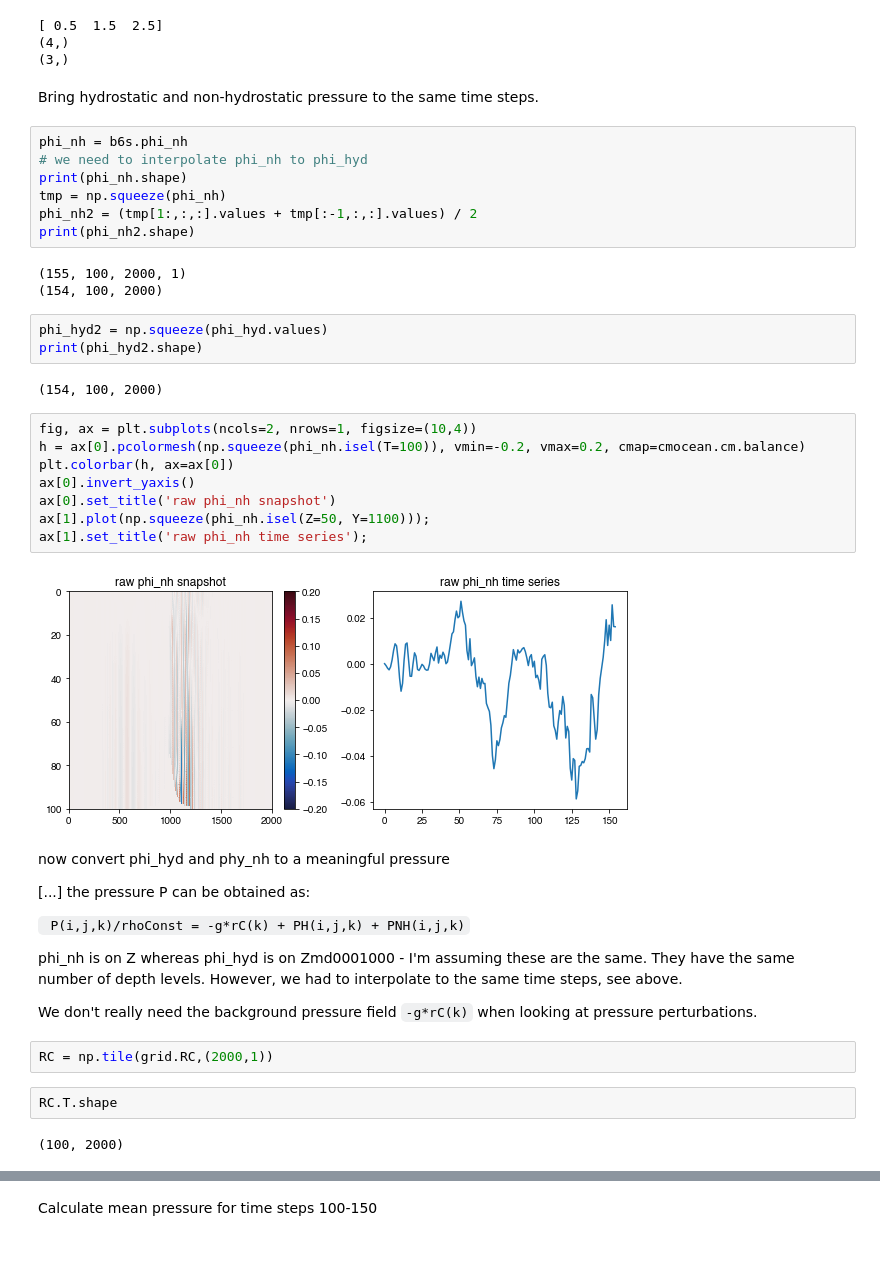
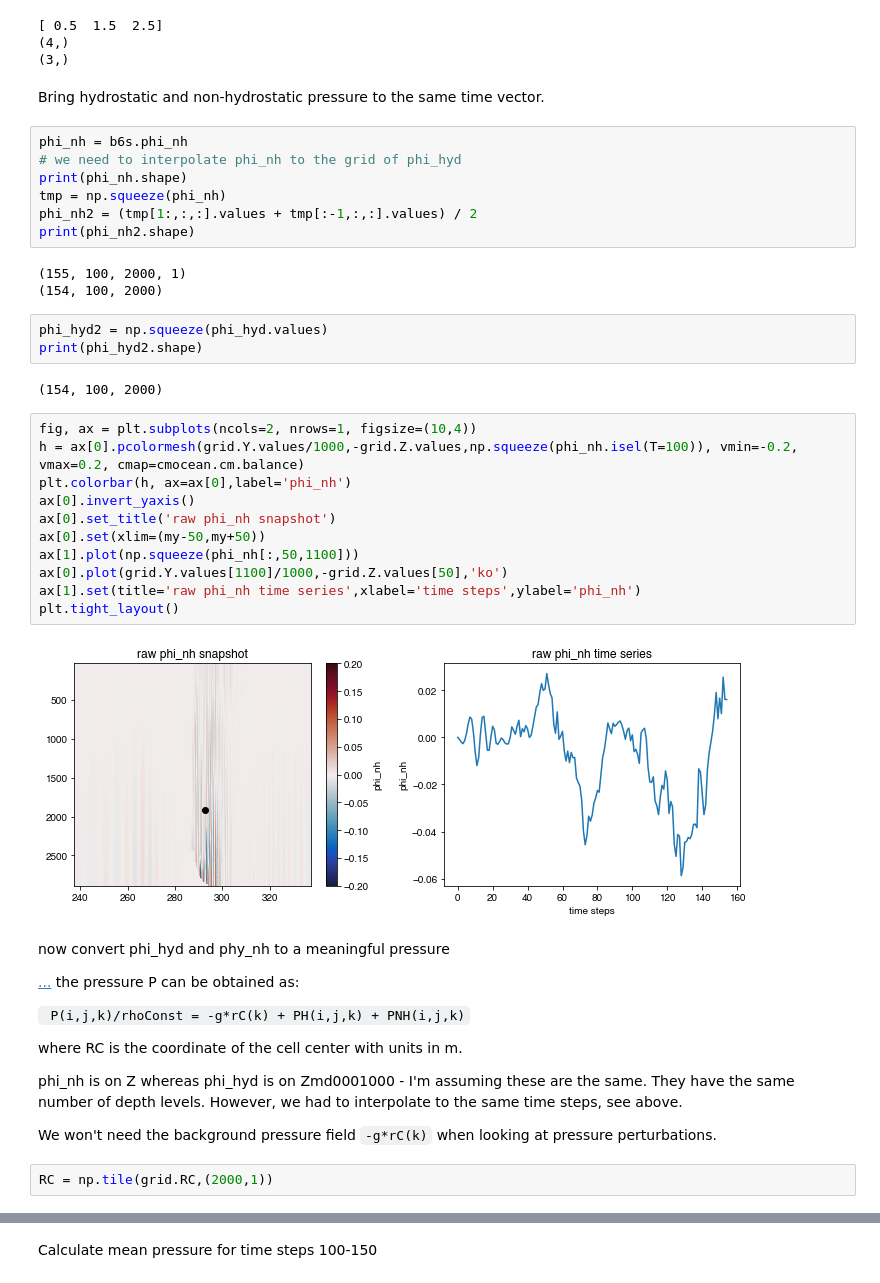
Before and after one commit to gunnarvoet/flow-across-bump, a Jupyter notebook: analysis/bump_analysis.ipynb, the cells around one changed output, grey strips where cells are left out. Saved outputs shown, nothing was run; the diff lists cells and outputs as text; blank space fills up the shorter version.

```diff
--- a/analysis/bump_analysis.ipynb
+++ b/analysis/bump_analysis.ipynb
@@ -240,10 +250,10 @@ print(test.shape)
 (4,)
 (3,)
 # %% [markdown]
-Bring hydrostatic and non-hydrostatic pressure to the same time steps.
+Bring hydrostatic and non-hydrostatic pressure to the same time vector.
 # %%
 phi_nh = b6s.phi_nh
-# we need to interpolate phi_nh to phi_hyd
+# we need to interpolate phi_nh to the grid of phi_hyd
 print(phi_nh.shape)
 tmp = np.squeeze(phi_nh)
 phi_nh2 = (tmp[1:,:,:].values + tmp[:-1,:,:].values) / 2
@@ -258,28 +268,29 @@ print(phi_hyd2.shape)
 (154, 100, 2000)
 # %%
 fig, ax = plt.subplots(ncols=2, nrows=1, figsize=(10,4))
-h = ax[0].pcolormesh(np.squeeze(phi_nh.isel(T=100)), vmin=-0.2, vmax=0.2, cmap=cmocean.cm.balance)
-plt.colorbar(h, ax=ax[0])
+h = ax[0].pcolormesh(grid.Y.values/1000,-grid.Z.values,np.squeeze(phi_nh.isel(T=100)), vmin=-0.2, vmax=0.2, cmap=cmocean.cm.balance)
+plt.colorbar(h, ax=ax[0],label='phi_nh')
 ax[0].invert_yaxis()
 ax[0].set_title('raw phi_nh snapshot')
-ax[1].plot(np.squeeze(phi_nh.isel(Z=50, Y=1100)));
-ax[1].set_title('raw phi_nh time series');
+ax[0].set(xlim=(my-50,my+50))
+ax[1].plot(np.squeeze(phi_nh[:,50,1100]))
+ax[0].plot(grid.Y.values[1100]/1000,-grid.Z.values[50],'ko')
+ax[1].set(title='raw phi_nh time series',xlabel='time steps',ylabel='phi_nh')
+plt.tight_layout()
 # %% [output]
-[figure, old version]
+[figure, new version]
 # %% [markdown]
 now convert phi_hyd and phy_nh to a meaningful pressure
 
-[...] the pressure P can be obtained as:
+[...](http://mitgcm.org/pipermail/mitgcm-support/2013-August/008448.html) the pressure P can be obtained as:
 
   `` P(i,j,k)/rhoConst = -g*rC(k) + PH(i,j,k) + PNH(i,j,k)``
 
+where RC is the coordinate of the cell center with units in m.
+
 phi_nh is on Z whereas phi_hyd is on Zmd0001000 - I'm assuming these are the same. They have the same number of depth levels. However, we had to interpolate to the same time steps, see above.
 
-We don't really need the background pressure field ``-g*rC(k)`` when looking at pressure perturbations.
+We won't need the background pressure field ``-g*rC(k)`` when looking at pressure perturbations.
 # %%
 RC = np.tile(grid.RC,(2000,1))
-# %%
-RC.T.shape
-# %% [output]
-(100, 2000)
 # %%
```
Also changed, not shown: parts of 40 cells of this notebook, 2 other files.
